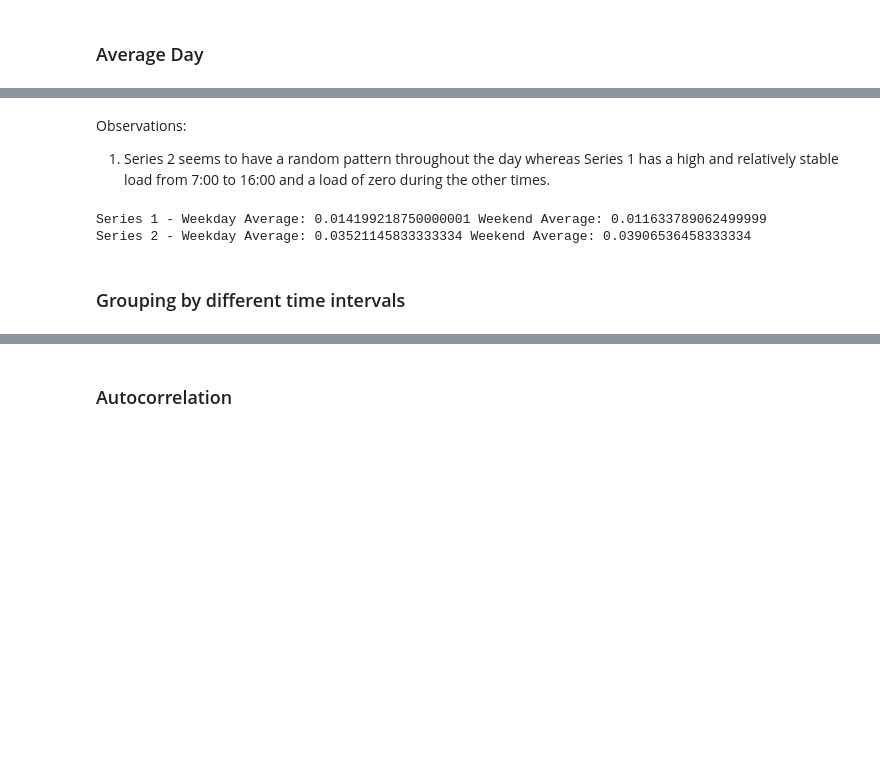
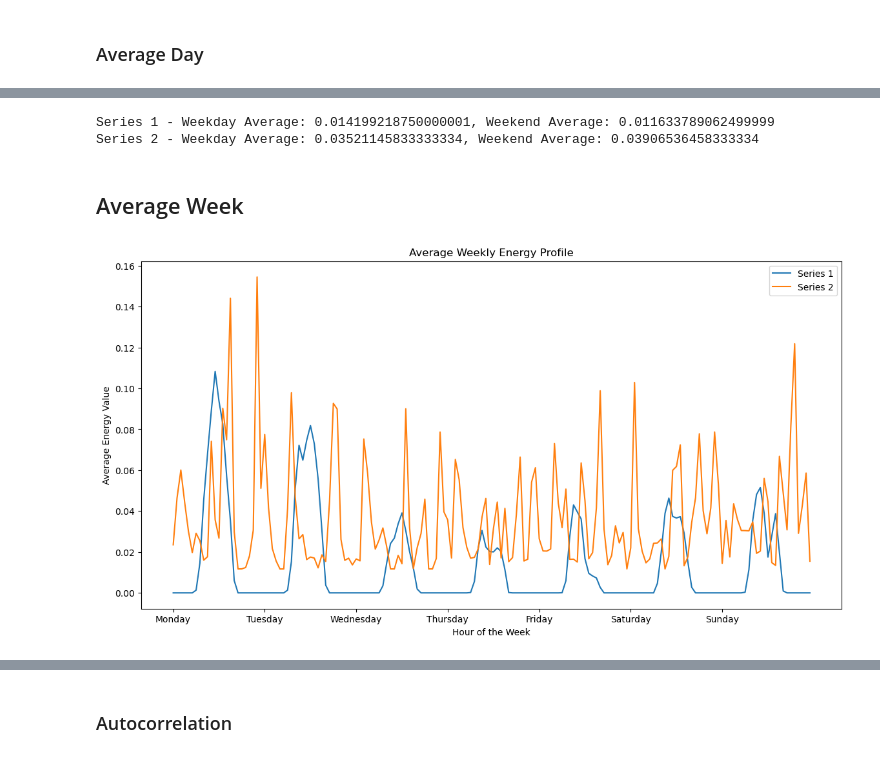
Before and after one commit to nimoror/exnaton_challenge, a Jupyter notebook: task_a/notebooks/data_analysis.ipynb, the cells around one changed output, grey strips where cells are left out. Drawn from its saved outputs; the diff is of its cells as text; code cells hidden in the pictures; blank space fills up the shorter version.

```diff
--- a/task_a/notebooks/data_analysis.ipynb
+++ b/task_a/notebooks/data_analysis.ipynb
@@ -187,30 +189,43 @@ plot_weekday_profiles(df2, '0100011D00FF', 'Series 2')
-# %% [markdown]
-Observations:
-
-1. Series 2 seems to have a random pattern throughout the day whereas Series 1 has a high and relatively stable load from 7:00 to 16:00 and a load of zero during the other times.
-# %%
-# Add a column for the day of the week
-df1['day_of_week'] = df1['timestamp'].dt.dayofweek
-df2['day_of_week'] = df2['timestamp'].dt.dayofweek
-
-# Separate into weekdays and weekends
-weekdays_df1 = df1[df1['day_of_week'] < 5]
-weekends_df1 = df1[df1['day_of_week'] >= 5]
-
-weekdays_df2 = df2[df2['day_of_week'] < 5]
-weekends_df2 = df2[df2['day_of_week'] >= 5]
-
-# Calculate average energy consumption for weekdays and weekends
-weekday_avg1 = weekdays_df1['0100021D00FF'].mean()
-weekend_avg1 = weekends_df1['0100021D00FF'].mean()
-
-weekday_avg2 = weekdays_df2['0100011D00FF'].mean()
-weekend_avg2 = weekends_df2['0100011D00FF'].mean()
-
-print("Series 1 - Weekday Average:", weekday_avg1, "Weekend Average:", weekend_avg1)
-print("Series 2 - Weekday Average:", weekday_avg2, "Weekend Average:", weekend_avg2)
-# %% [output]
-Series 1 - Weekday Average: 0.014199218750000001 Weekend Average: 0.011633789062499999
-Series 2 - Weekday Average: 0.03521145833333334 Weekend Average: 0.03906536458333334
-# %% [markdown]
-### Grouping by different time intervals
+# %%
+def print_weekday_weekend_avg(df, value_col, label):
+    df['day_of_week'] = df['timestamp'].dt.dayofweek
+    weekdays = df[df['day_of_week'] < 5]
+    weekends = df[df['day_of_week'] >= 5]
+    weekday_avg = weekdays[value_col].mean()
+    weekend_avg = weekends[value_col].mean()
+    print(f'Series {label} - Weekday Average: {weekday_avg}, Weekend Average: {weekend_avg}')
+
+print_weekday_weekend_avg(df1, '0100021D00FF', 1)
+print_weekday_weekend_avg(df2, '0100011D00FF', 2)
+# %% [output]
+Series 1 - Weekday Average: 0.014199218750000001, Weekend Average: 0.011633789062499999
+Series 2 - Weekday Average: 0.03521145833333334, Weekend Average: 0.03906536458333334
+# %% [markdown]
+## Average Week
+# %%
+def average_week_aggregation(df, time_col, value_col):
+    df['weekday'] = df[time_col].dt.dayofweek
+    df['hour'] = df[time_col].dt.hour
+    avg_week = df.groupby(['weekday', 'hour'])[value_col].mean().reset_index()
+    avg_week['time'] = avg_week['weekday'] * 24 + avg_week['hour']
+    return avg_week
+
+def plot_average_week(avg_week1, avg_week2):
+    plt.figure(figsize=(14, 7))
+    plt.plot(avg_week1['time'], avg_week1['0100021D00FF'], label='Series 1')
+    plt.plot(avg_week2['time'], avg_week2['0100011D00FF'], label='Series 2')
+    plt.title('Average Weekly Energy Profile')
+    plt.xlabel('Hour of the Week')
+    plt.ylabel('Average Energy Value')
+    plt.xticks(ticks=[i*24 for i in range(7)], labels=['Monday', 'Tuesday', 'Wednesday', 'Thursday', 'Friday', 'Saturday', 'Sunday'])
+    plt.legend()
+    plt.show()
+
+# Perform average week aggregation
+avg_week1 = average_week_aggregation(df1, 'timestamp', '0100021D00FF')
+avg_week2 = average_week_aggregation(df2, 'timestamp', '0100011D00FF')
+
+# Plot average week
+plot_average_week(avg_week1, avg_week2)
+# %% [output]
+[figure, added]
```
Also changed, not shown: parts of 17 cells of this notebook.
